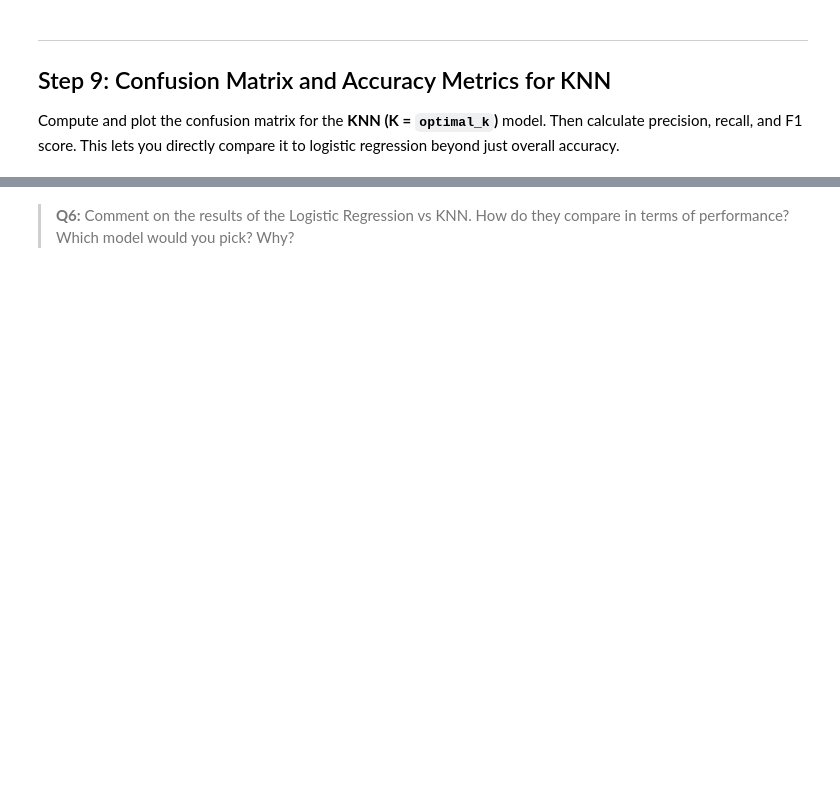
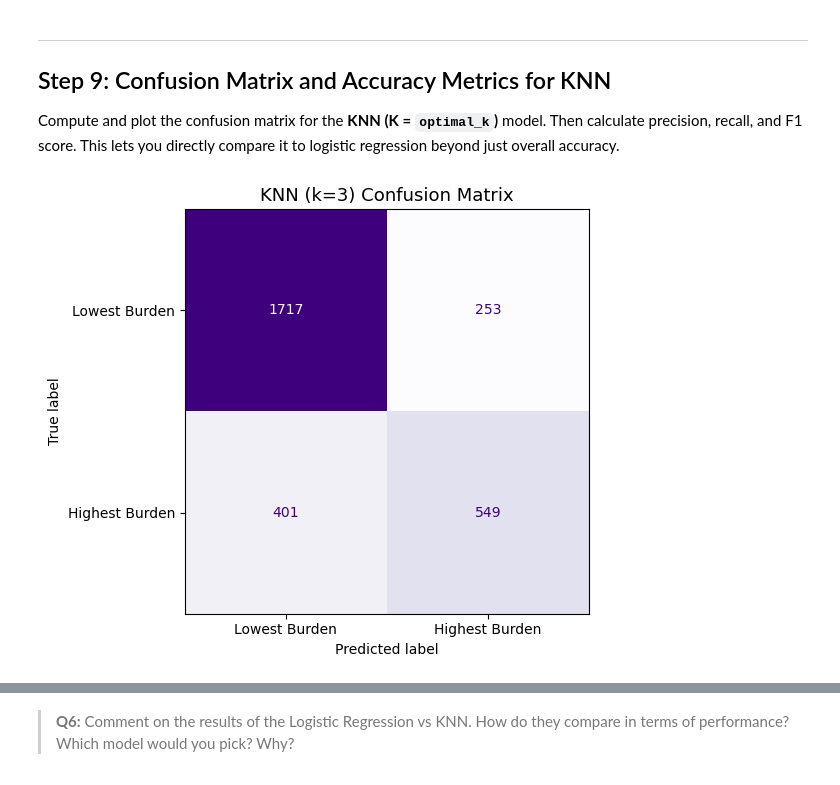
Before and after one commit to meganhessel/KNN_LogistinRegression, a Jupyter notebook: hw2-task2.ipynb, the cells around one changed output, grey strips where cells are left out. Cells and saved outputs as stored; diff of their text form; code cells hidden in the pictures; blank space fills up the shorter version.

```diff
--- a/hw2-task2.ipynb
+++ b/hw2-task2.ipynb
@@ -430,4 +401,22 @@ _Type your answer here, replacing this text._
 ## Step 9: Confusion Matrix and Accuracy Metrics for KNN
 
 Compute and plot the confusion matrix  for the **KNN (K = `optimal_k`)** model. Then calculate precision, recall, and F1 score. This lets you directly compare it to logistic regression beyond just overall accuracy.
+# %%
+# Create a confusion matrix
+cm_knn   = confusion_matrix(y_test, y_pred_optimal)
+
+# Plot
+disp = ConfusionMatrixDisplay(confusion_matrix=cm_knn,
+                              display_labels=['Lowest Burden', 'Highest Burden'])
+
+fig, ax = plt.subplots(figsize=(6, 5))
+# Display Plot
+disp.plot(ax =ax, colorbar = False,cmap = 'Purples')
+
+ax.set_ylim(len(['Below', 'Above']) - 0.5, -0.5)
+ax.set_title('KNN (k=3) Confusion Matrix', fontsize=13)
+plt.tight_layout()
+plt.show()
+# %% [output]
+[figure, added]
 # %%
```
Also changed, not shown: parts of 26 cells of this notebook.
